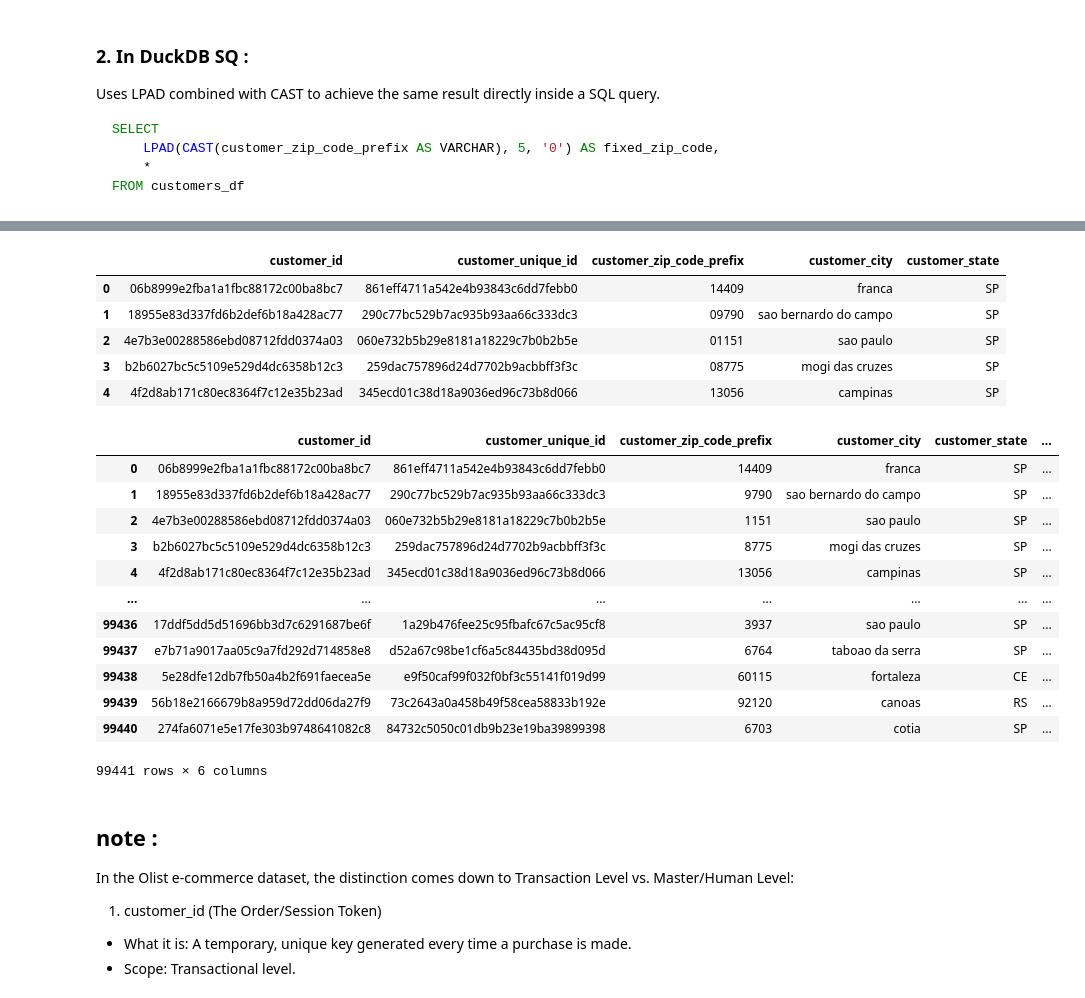
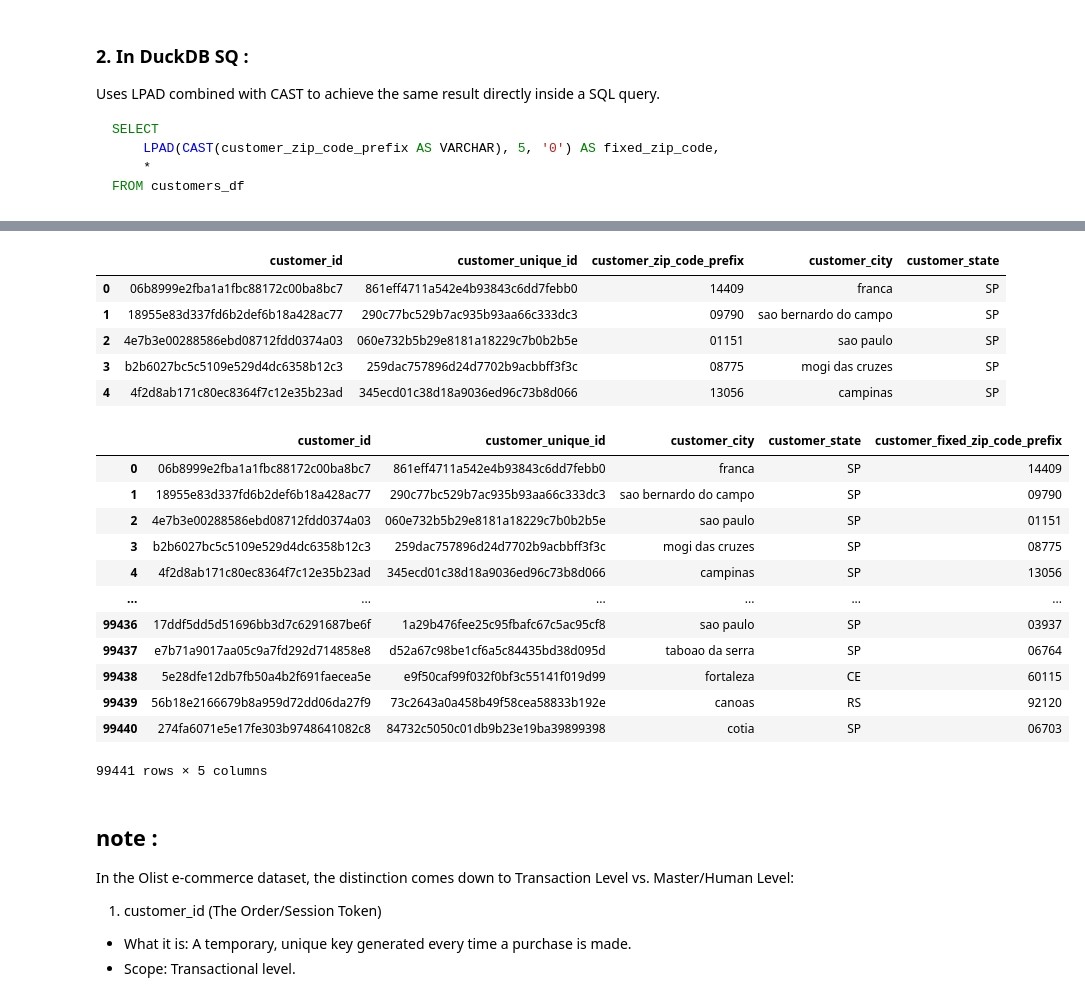
Before and after one commit to mdhmercha-glitch/Project-1-Olist-Analyst-Project, a Jupyter notebook: notebook1.ipynb, the cells around one changed output, grey strips where cells are left out. Cells and saved outputs as stored; diff of their text form; code cells hidden in the pictures.

```diff
--- a/notebook1.ipynb
+++ b/notebook1.ipynb
@@ -232,49 +232,51 @@ customers_df.sample(5,random_state=42)
 customers_df.describe(include="all")
 
 import duckdb as con
+display(con.sql(""" SUMMARIZE customers_df """).df())
 
-display(con.sql(""" SUMMARIZE customers_df """).df())
 #1 . pandas (python):
 customers_df = pd.read_csv('olist_customers_dataset.csv')
 
 clean_customers_df= customers_df.copy()
 
 clean_customers_df['customer_zip_code_prefix'] = (clean_customers_df['customer_zip_code_prefix'].astype(str).str.zfill(5))
 
 display(clean_customers_df.head())
 
 
 #2 . In DuckDB SQL :
 
 con.sql("""--sql
-select *,  lpad(cast(customer_zip_code_prefix as varchar), 5 , '0') as customer_fixed_zip_code_prefix from customers_df
-""").df()
+select * exclude (customer_zip_code_prefix),
+         lpad(cast(customer_zip_code_prefix as varchar), 5 , '0') as customer_fixed_zip_code_prefix
+         from customers_df
+""").df() # this output the same as pandas :"clean_customers_df['customer_zip_code_prefix'] = (clean_customers_df['customer_zip_code_prefix'].astype(str).str.zfill(5))"
 # %% [output]
 |  | column_name | column_type | min | max | approx_unique | avg | std | q25 | q50 | ... |
 | 0 | customer_id | VARCHAR | 00012a2ce6f8dcda20d059ce98491703 | ffffe8b65bbe3087b653a978c870db99 | 97769 | NaN | NaN | NaN | NaN | ... |
 | 1 | customer_unique_id | VARCHAR | 0000366f3b9a7992bf8c76cfdf3221e2 | ffffd2657e2aad2907e67c3e9daecbeb | 98358 | NaN | NaN | NaN | NaN | ... |
 | 2 | customer_zip_code_prefix | BIGINT | 1003 | 99990 | 14301 | 35137.47458291851 | 29797.93899620612 | 11245 | 24559 | ... |
 | 3 | customer_city | VARCHAR | abadia dos dourados | zortea | 4186 | NaN | NaN | NaN | NaN | ... |
 | 4 | customer_state | VARCHAR | AC | TO | 26 | NaN | NaN | NaN | NaN | ... |
 |  | customer_id | customer_unique_id | customer_zip_code_prefix | customer_city | customer_state |
 | 0 | 06b8999e2fba1a1fbc88172c00ba8bc7 | 861eff4711a542e4b93843c6dd7febb0 | 14409 | franca | SP |
 | 1 | 18955e83d337fd6b2def6b18a428ac77 | 290c77bc529b7ac935b93aa66c333dc3 | 09790 | sao bernardo do campo | SP |
 | 2 | 4e7b3e00288586ebd08712fdd0374a03 | 060e732b5b29e8181a18229c7b0b2b5e | 01151 | sao paulo | SP |
 | 3 | b2b6027bc5c5109e529d4dc6358b12c3 | 259dac757896d24d7702b9acbbff3f3c | 08775 | mogi das cruzes | SP |
 | 4 | 4f2d8ab171c80ec8364f7c12e35b23ad | 345ecd01c38d18a9036ed96c73b8d066 | 13056 | campinas | SP |
-|  | customer_id | customer_unique_id | customer_zip_code_prefix | customer_city | customer_state | ... |
-| 0 | 06b8999e2fba1a1fbc88172c00ba8bc7 | 861eff4711a542e4b93843c6dd7febb0 | 14409 | franca | SP | ... |
-| 1 | 18955e83d337fd6b2def6b18a428ac77 | 290c77bc529b7ac935b93aa66c333dc3 | 9790 | sao bernardo do campo | SP | ... |
-| 2 | 4e7b3e00288586ebd08712fdd0374a03 | 060e732b5b29e8181a18229c7b0b2b5e | 1151 | sao paulo | SP | ... |
-| 3 | b2b6027bc5c5109e529d4dc6358b12c3 | 259dac757896d24d7702b9acbbff3f3c | 8775 | mogi das cruzes | SP | ... |
-| 4 | 4f2d8ab171c80ec8364f7c12e35b23ad | 345ecd01c38d18a9036ed96c73b8d066 | 13056 | campinas | SP | ... |
-| ... | ... | ... | ... | ... | ... | ... |
-| 99436 | 17ddf5dd5d51696bb3d7c6291687be6f | 1a29b476fee25c95fbafc67c5ac95cf8 | 3937 | sao paulo | SP | ... |
-| 99437 | e7b71a9017aa05c9a7fd292d714858e8 | d52a67c98be1cf6a5c84435bd38d095d | 6764 | taboao da serra | SP | ... |
-| 99438 | 5e28dfe12db7fb50a4b2f691faecea5e | e9f50caf99f032f0bf3c55141f019d99 | 60115 | fortaleza | CE | ... |
-| 99439 | 56b18e2166679b8a959d72dd06da27f9 | 73c2643a0a458b49f58cea58833b192e | 92120 | canoas | RS | ... |
-| 99440 | 274fa6071e5e17fe303b9748641082c8 | 84732c5050c01db9b23e19ba39899398 | 6703 | cotia | SP | ... |
+|  | customer_id | customer_unique_id | customer_city | customer_state | customer_fixed_zip_code_prefix |
+| 0 | 06b8999e2fba1a1fbc88172c00ba8bc7 | 861eff4711a542e4b93843c6dd7febb0 | franca | SP | 14409 |
+| 1 | 18955e83d337fd6b2def6b18a428ac77 | 290c77bc529b7ac935b93aa66c333dc3 | sao bernardo do campo | SP | 09790 |
+| 2 | 4e7b3e00288586ebd08712fdd0374a03 | 060e732b5b29e8181a18229c7b0b2b5e | sao paulo | SP | 01151 |
+| 3 | b2b6027bc5c5109e529d4dc6358b12c3 | 259dac757896d24d7702b9acbbff3f3c | mogi das cruzes | SP | 08775 |
+| 4 | 4f2d8ab171c80ec8364f7c12e35b23ad | 345ecd01c38d18a9036ed96c73b8d066 | campinas | SP | 13056 |
+| ... | ... | ... | ... | ... | ... |
+| 99436 | 17ddf5dd5d51696bb3d7c6291687be6f | 1a29b476fee25c95fbafc67c5ac95cf8 | sao paulo | SP | 03937 |
+| 99437 | e7b71a9017aa05c9a7fd292d714858e8 | d52a67c98be1cf6a5c84435bd38d095d | taboao da serra | SP | 06764 |
+| 99438 | 5e28dfe12db7fb50a4b2f691faecea5e | e9f50caf99f032f0bf3c55141f019d99 | fortaleza | CE | 60115 |
+| 99439 | 56b18e2166679b8a959d72dd06da27f9 | 73c2643a0a458b49f58cea58833b192e | canoas | RS | 92120 |
+| 99440 | 274fa6071e5e17fe303b9748641082c8 | 84732c5050c01db9b23e19ba39899398 | cotia | SP | 06703 |
-99441 rows × 6 columns
+99441 rows × 5 columns
 # %% [markdown]
 ## note :
 In the Olist e-commerce dataset, the distinction comes down to Transaction Level vs. Master/Human Level:
```
